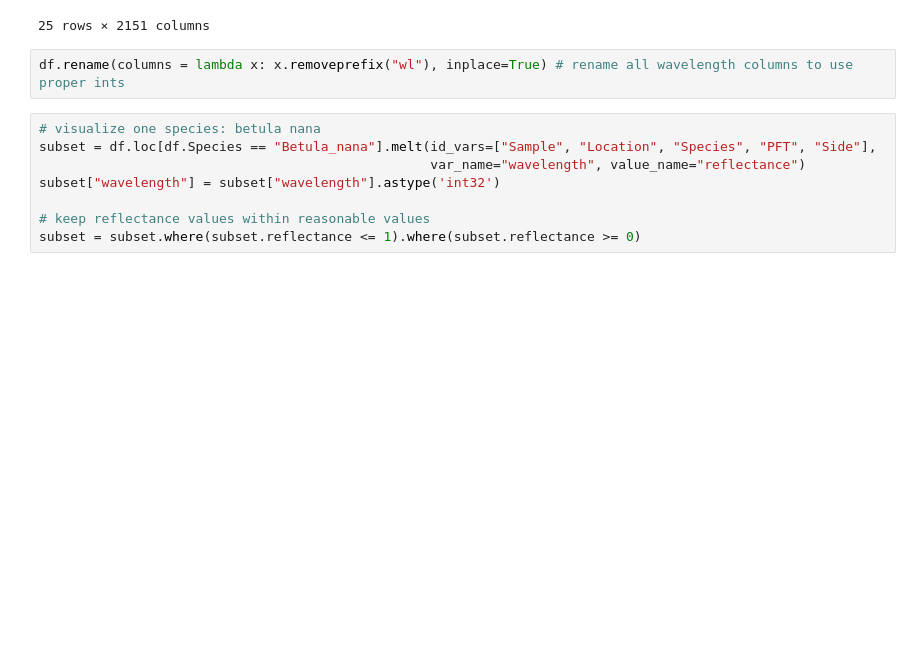
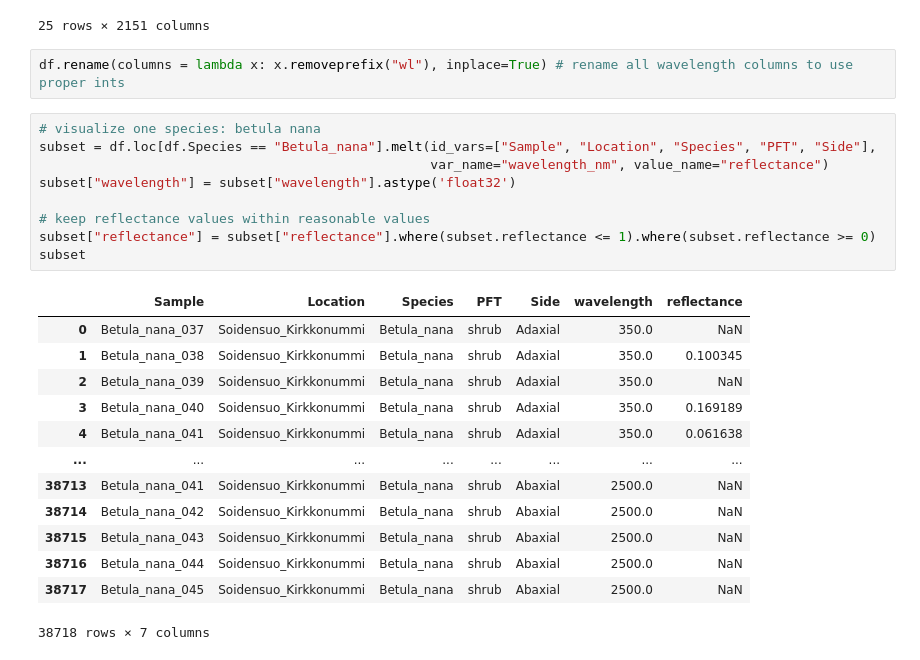
Before and after one commit to Ria-boe/hyperspectral, a Jupyter notebook: compare_species_PFTs.ipynb, the cells around one changed output. Drawn from its saved outputs; the diff is of its cells as text; blank space fills up the shorter version.

```diff
--- a/compare_species_PFTs.ipynb
+++ b/compare_species_PFTs.ipynb
@@ -286,8 +287,23 @@ df.rename(columns = lambda x: x.removeprefix("wl"), inplace=True) # rename all w
 # %%
 # visualize one species: betula nana
 subset = df.loc[df.Species == "Betula_nana"].melt(id_vars=["Sample", "Location", "Species", "PFT", "Side"],
-                                                  var_name="wavelength", value_name="reflectance")
-subset["wavelength"] = subset["wavelength"].astype('int32')
+                                                  var_name="wavelength_nm", value_name="reflectance")
+subset["wavelength"] = subset["wavelength"].astype('float32')
 
 # keep reflectance values within reasonable values
-subset = subset.where(subset.reflectance <= 1).where(subset.reflectance >= 0)
+subset["reflectance"] = subset["reflectance"].where(subset.reflectance <= 1).where(subset.reflectance >= 0)
+subset
+# %% [output]
+|  | Sample | Location | Species | PFT | Side | wavelength | reflectance |
+| 0 | Betula_nana_037 | Soidensuo_Kirkkonummi | Betula_nana | shrub | Adaxial | 350.0 | NaN |
+| 1 | Betula_nana_038 | Soidensuo_Kirkkonummi | Betula_nana | shrub | Adaxial | 350.0 | 0.100345 |
+| 2 | Betula_nana_039 | Soidensuo_Kirkkonummi | Betula_nana | shrub | Adaxial | 350.0 | NaN |
+| 3 | Betula_nana_040 | Soidensuo_Kirkkonummi | Betula_nana | shrub | Adaxial | 350.0 | 0.169189 |
+| 4 | Betula_nana_041 | Soidensuo_Kirkkonummi | Betula_nana | shrub | Adaxial | 350.0 | 0.061638 |
+| ... | ... | ... | ... | ... | ... | ... | ... |
+| 38713 | Betula_nana_041 | Soidensuo_Kirkkonummi | Betula_nana | shrub | Abaxial | 2500.0 | NaN |
+| 38714 | Betula_nana_042 | Soidensuo_Kirkkonummi | Betula_nana | shrub | Abaxial | 2500.0 | NaN |
+| 38715 | Betula_nana_043 | Soidensuo_Kirkkonummi | Betula_nana | shrub | Abaxial | 2500.0 | NaN |
+| 38716 | Betula_nana_044 | Soidensuo_Kirkkonummi | Betula_nana | shrub | Abaxial | 2500.0 | NaN |
+| 38717 | Betula_nana_045 | Soidensuo_Kirkkonummi | Betula_nana | shrub | Abaxial | 2500.0 | NaN |
+38718 rows × 7 columns
```
Also changed, not shown: parts of 7 cells of this notebook.
